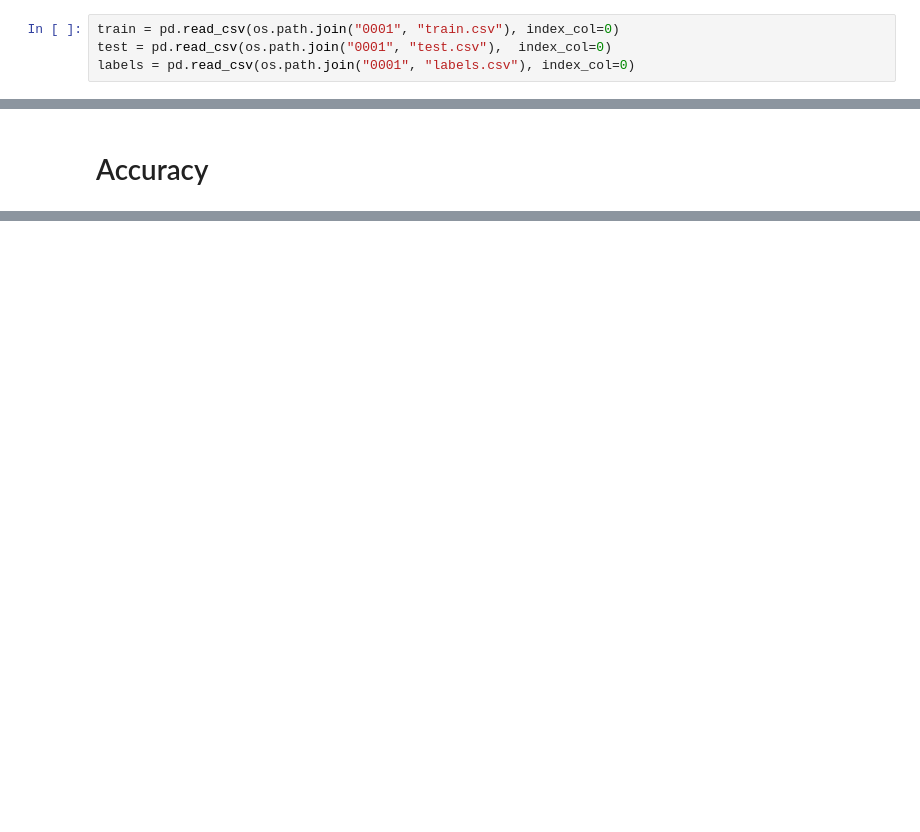
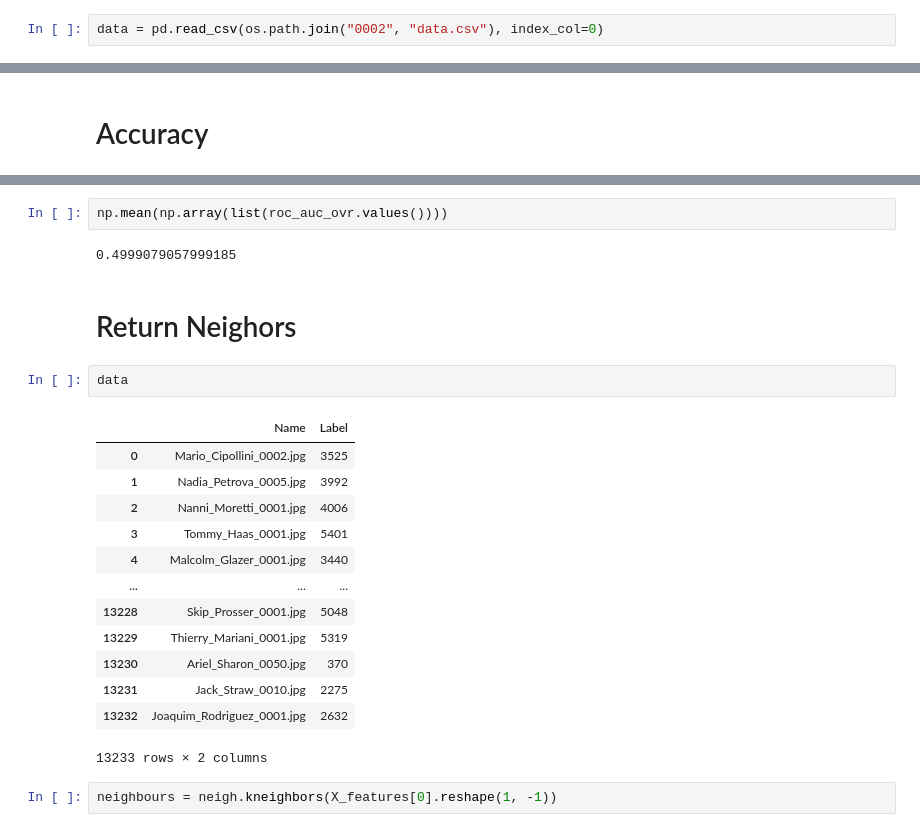
Before and after one commit to EashanKaushik/reverse-visual-search-using-FaceNet-and-Milvus, a Jupyter notebook: local-model-0002.ipynb, the cells around one changed output, grey strips where cells are left out. Saved outputs shown, nothing was run; the diff lists cells and outputs as text; blank space fills up the shorter version.

```diff
--- a/local-model-0002.ipynb
+++ b/local-model-0002.ipynb
@@ -39,7 +44,5 @@ pd.DataFrame(data={"Name": X_test, "Label": y_test}).to_csv(os.path.join("0001",
 # %%
 from matplotlib import image
 # %%
-train = pd.read_csv(os.path.join("0001", "train.csv"), index_col=0)
-test = pd.read_csv(os.path.join("0001", "test.csv"),  index_col=0)
-labels = pd.read_csv(os.path.join("0001", "labels.csv"), index_col=0)
+data = pd.read_csv(os.path.join("0002", "data.csv"), index_col=0)
 # %%
@@ -123,0 +169,24 @@ accuracy_score(y_test, y_predictions)
+# %%
+np.mean(np.array(list(roc_auc_ovr.values())))
+# %% [output]
+0.4999079057999185
+# %% [markdown]
+# Return Neighors
+# %%
+data
+# %% [output]
+|  | Name | Label |
+| 0 | Mario_Cipollini_0002.jpg | 3525 |
+| 1 | Nadia_Petrova_0005.jpg | 3992 |
+| 2 | Nanni_Moretti_0001.jpg | 4006 |
+| 3 | Tommy_Haas_0001.jpg | 5401 |
+| 4 | Malcolm_Glazer_0001.jpg | 3440 |
+| ... | ... | ... |
+| 13228 | Skip_Prosser_0001.jpg | 5048 |
+| 13229 | Thierry_Mariani_0001.jpg | 5319 |
+| 13230 | Ariel_Sharon_0050.jpg | 370 |
+| 13231 | Jack_Straw_0010.jpg | 2275 |
+| 13232 | Joaquim_Rodriguez_0001.jpg | 2632 |
+13233 rows × 2 columns
+# %%
+neighbours = neigh.kneighbors(X_features[0].reshape(1, -1))
```
Also changed, not shown: parts of 32 cells of this notebook, 3 other files.
